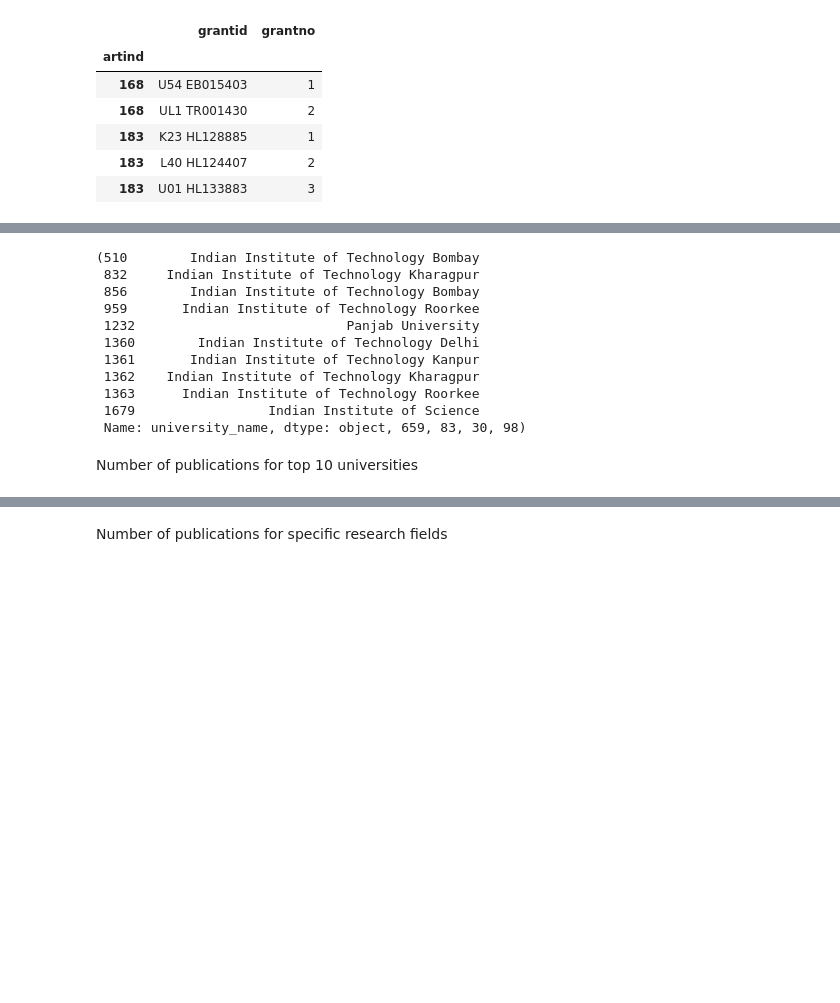
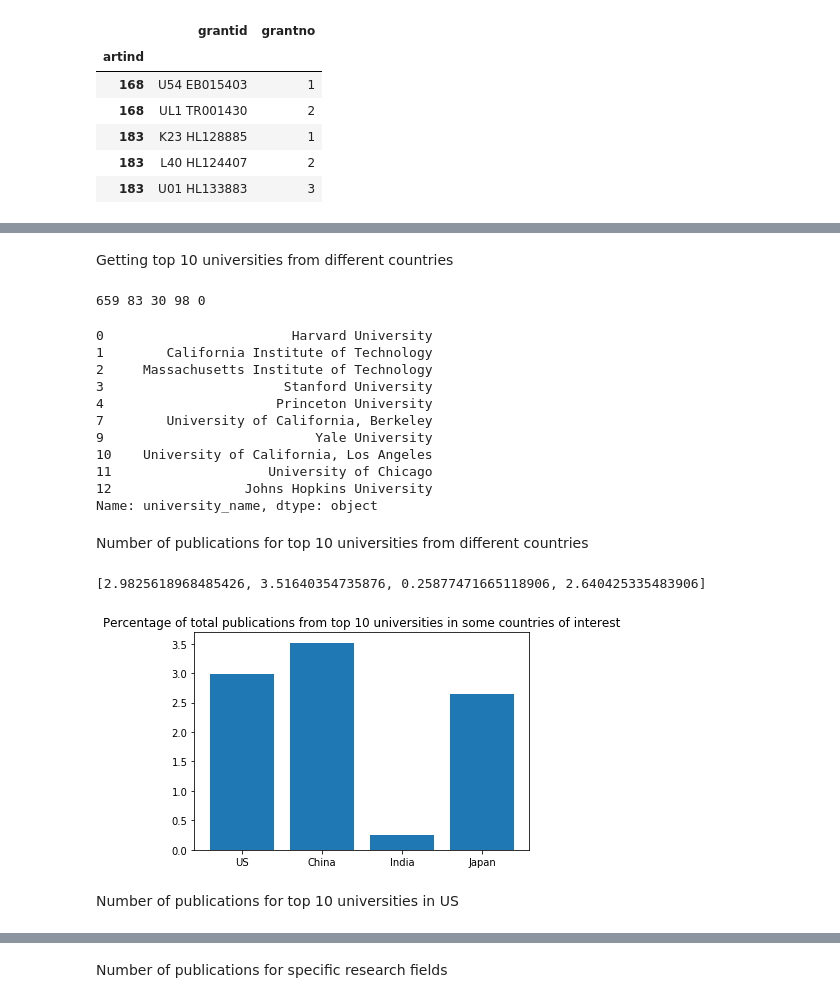
Before and after one commit to mithila-agnihotri/Pubmed2018Data, a Jupyter notebook: Pubmed_Jan_March_2018_Analysis.ipynb, the cells around one changed output, grey strips where cells are left out. Saved outputs shown, nothing was run; the diff lists cells and outputs as text; code cells hidden in the pictures; blank space fills up the shorter version.

```diff
--- a/Pubmed_Jan_March_2018_Analysis.ipynb
+++ b/Pubmed_Jan_March_2018_Analysis.ipynb
@@ -213,17 +164,25 @@ Name: university_name, dtype: object
+# %% [markdown]
+Getting top 10 universities from different countries
 # %%
+UnivNamesUS=UnivNames.loc[UnivNames['country']=='United States of America','university_name']
+UnivNamesChina=UnivNames.loc[UnivNames['country']=='China','university_name']
 UnivNamesIndia=UnivNames.loc[UnivNames['country']=='India','university_name']
 UnivNamesJapan=UnivNames.loc[UnivNames['country']=='Japan','university_name']
 UnivNamesKorea=UnivNames.loc[UnivNames['country']=='Korea','university_name']
-UnivNamesIndia.iloc[0:10],UnivNamesUS.count(),UnivNamesChina.count(),UnivNamesIndia.count(),UnivNamesJapan.count()
+print(UnivNamesUS.count(),UnivNamesChina.count(),UnivNamesIndia.count(),UnivNamesJapan.count(),UnivNamesKorea.count())
+UnivNamesUS.iloc[0:10]
 # %% [output]
-(510        Indian Institute of Technology Bombay
- 832     Indian Institute of Technology Kharagpur
- 856        Indian Institute of Technology Bombay
- 959       Indian Institute of Technology Roorkee
- 1232                           Panjab University
- 1360        Indian Institute of Technology Delhi
- 1361       Indian Institute of Technology Kanpur
- 1362    Indian Institute of Technology Kharagpur
- 1363      Indian Institute of Technology Roorkee
- 1679                 Indian Institute of Science
- Name: university_name, dtype: object, 659, 83, 30, 98)
+659 83 30 98 0
+0                        Harvard University
+1        California Institute of Technology
+2     Massachusetts Institute of Technology
+3                       Stanford University
+4                      Princeton University
+7        University of California, Berkeley
+9                           Yale University
+10    University of California, Los Angeles
+11                    University of Chicago
+12                 Johns Hopkins University
+Name: university_name, dtype: object
+# %% [markdown]
+Number of publications for top 10 universities from different countries
@@ -230,2 +194,17 @@ UnivNamesIndia.iloc[0:10],UnivNamesUS.count(),UnivNamesChina.count(),UnivNamesIn
+# %%
+PerOFPubsPerCountry=[sum(np.array(TotPubsPerUnivUS)*100/TotRecordsAuth),sum(np.array(TotPubsPerUnivChina)*100/TotRecordsAuth),sum(np.array(TotPubsPerUnivIndia)*100/TotRecordsAuth),sum(np.array(TotPubsPerUnivJapan)*100/TotRecordsAuth)]
+PerOFPubsPerCountry
+# %% [output]
+[2.9825618968485426, 3.51640354735876, 0.25877471665118906, 2.640425335483906]
+# %%
+plt.figure(facecolor='w')
+x = np.arange(4)
+#counts=[UnivNamesUS.count(),UnivNamesChina.count(),UnivNamesIndia.count(),UnivNamesJapan.count(),UnivNamesKorea.count()]
+plt.bar(x,PerOFPubsPerCountry)
+plt.xticks(x,('US','China','India','Japan'))
+plt.title('Percentage of total publications from top 10 universities in some countries of interest')
+plt.savefig('PubsPerCountry.png',bbox_inches='tight')
+# %% [output]
+[figure, added]
 # %% [markdown]
-Number of publications for top 10 universities
+Number of publications for top 10 universities in US
```
Also changed, not shown: parts of 29 cells of this notebook.
